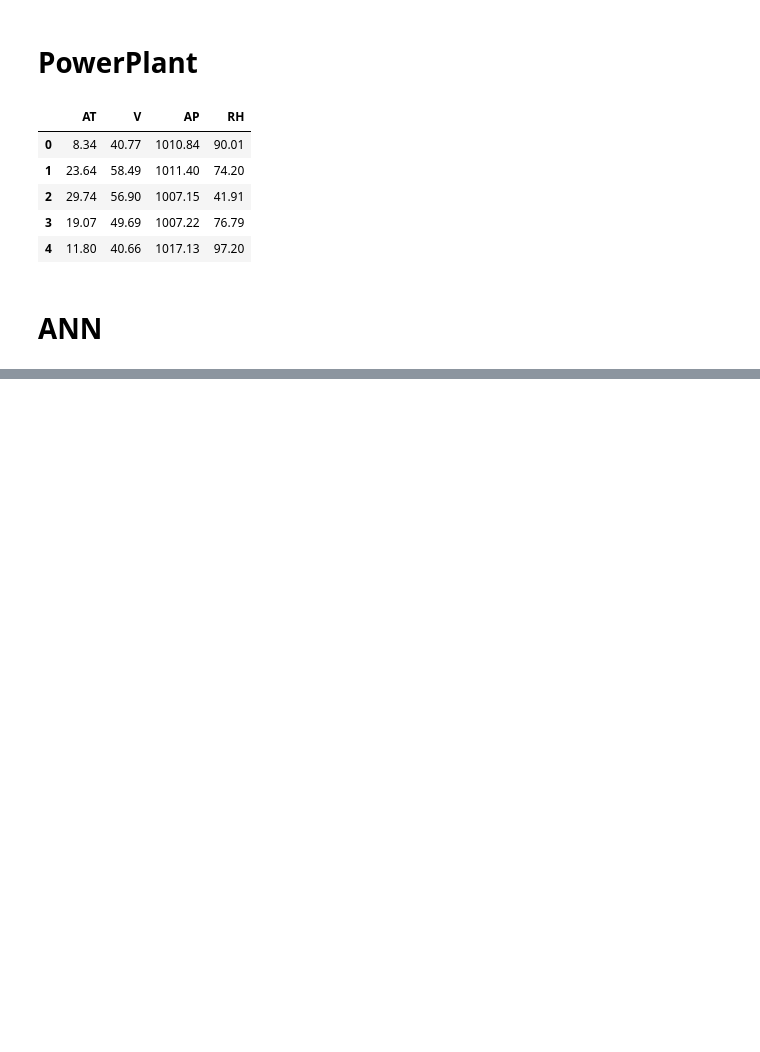
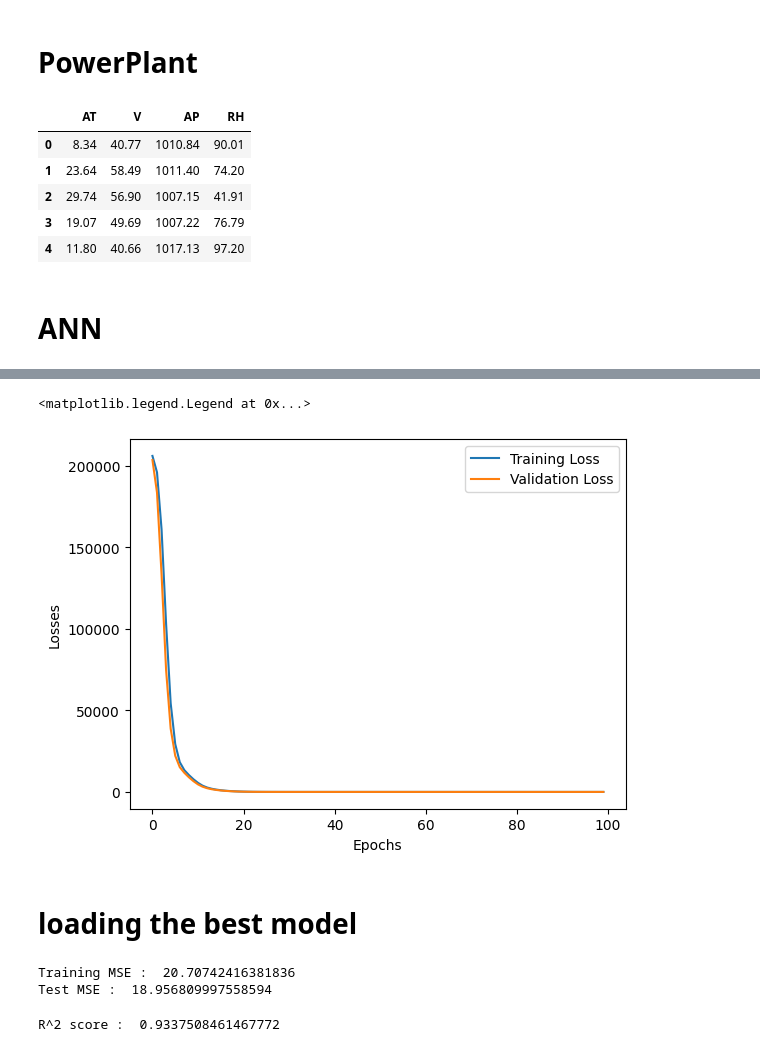
Before and after one commit to namankrag/Machine_Learning, a Jupyter notebook: Deep_Learning/ann.ipynb, the cells around one changed output, grey strips where cells are left out. Drawn from its saved outputs; the diff is of its cells as text; code cells hidden in the pictures; blank space fills up the shorter version.

```diff
--- a/Deep_Learning/ann.ipynb
+++ b/Deep_Learning/ann.ipynb
@@ -110,7 +110,7 @@ for epoch in range(epochs):
             output = model(xb)
 
             loss = criterion(output, yb)
-            running_val_loss += loss
+            running_val_loss += loss.item()
 
     epoch_val_loss = running_val_loss/ len(test_loader)
     val_loss.append(epoch_val_loss)
@@ -140,0 +141,42 @@ epoch = 100/100 => train loss = 20.79030764301618 & val loss = 19.25804138183593
+# %%
+import matplotlib.pyplot as plt
+
+loss_df = pd.DataFrame({
+    "Training Loss" : train_loss,
+    "Validation Loss" : val_loss
+})
+plt.plot(loss_df["Training Loss"], label = "Training Loss")
+plt.plot(loss_df["Validation Loss"], label = "Validation Loss")
+
+plt.xlabel("Epochs")
+plt.ylabel("Losses")
+
+plt.legend()
+# %% [output]
+<matplotlib.legend.Legend at 0x...>
+[figure, added]
+# %% [markdown]
+# loading the best model
+# %%
+model.load_state_dict(torch.load("best_model.pt"))
+
+# evaluation
+
+model.eval()
+with torch.no_grad():
+    train_preds = model(X_train_tensor.to(device))
+    test_preds = model(X_test_tensor.to(device))
+
+    train_mse_loss = criterion(train_preds, y_train_tensor.to(device))
+    test_mse_loss = criterion(test_preds, y_test_tensor.to(device))
+
+print("Training MSE : ", train_mse_loss.item())
+print("Test MSE : ", test_mse_loss.item())
+# %% [output]
+Training MSE :  20.70742416381836
+Test MSE :  18.956809997558594
+# %%
+from sklearn.metrics import r2_score
+print("R^2 score : ", r2_score(y_test, test_preds.cpu().numpy()))
+# %% [output]
+R^2 score :  0.9337508461467772
```
Also changed, not shown: parts of 3 cells of this notebook, 1 other file.
